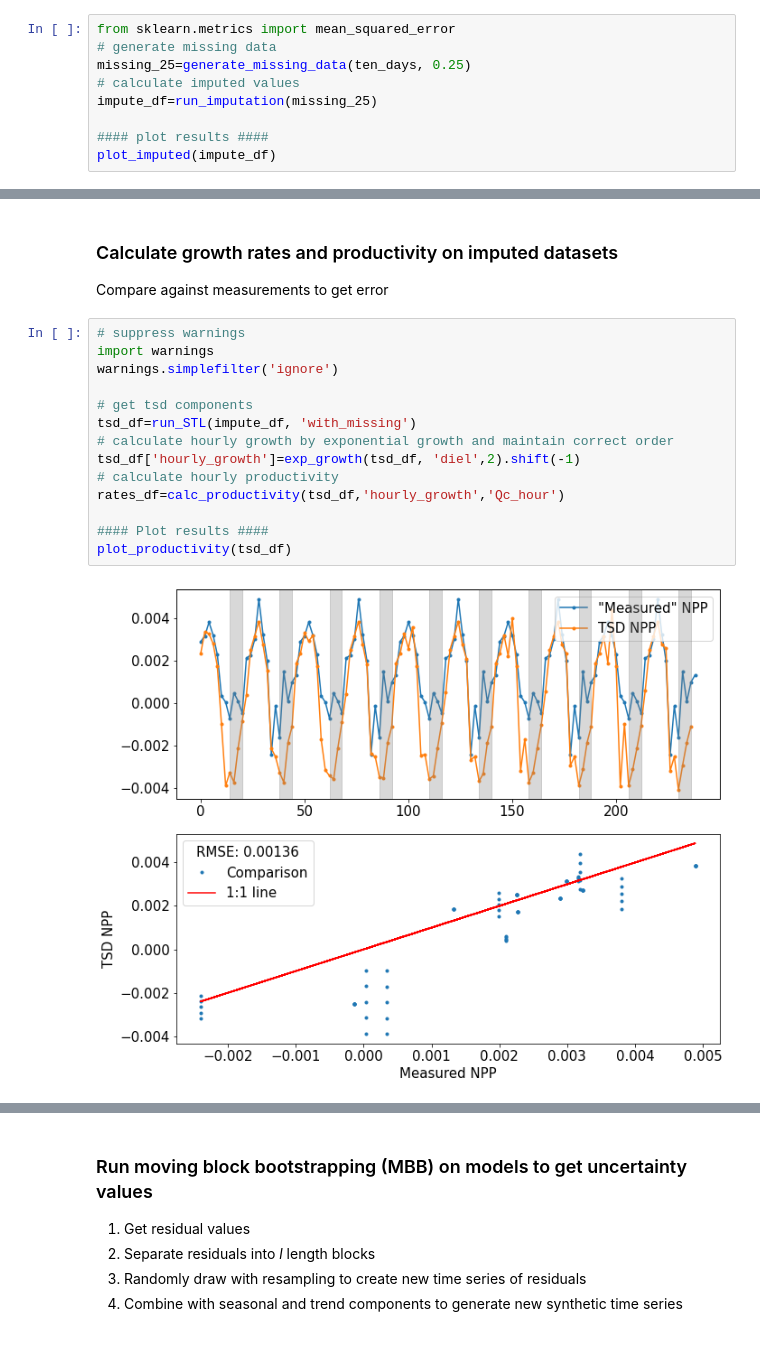
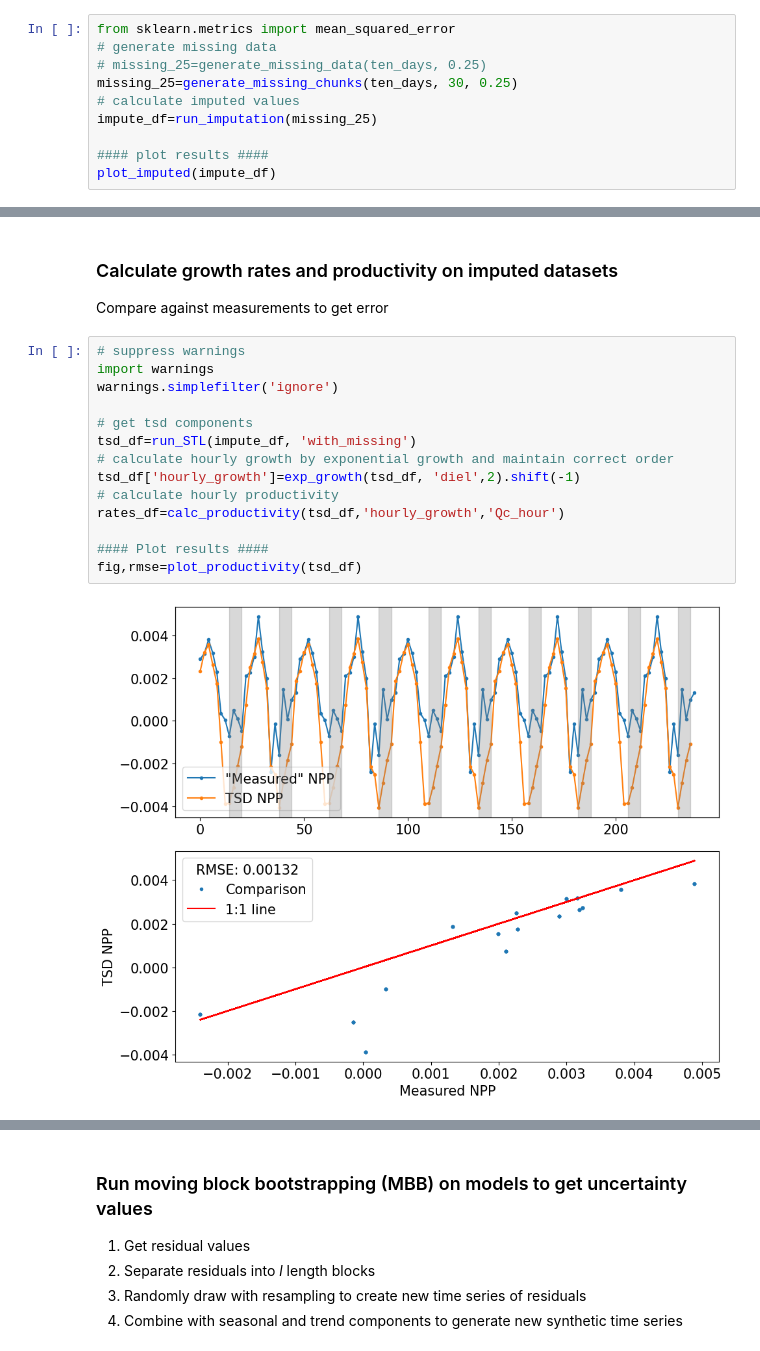
Before and after one commit to klqi/seaflow_tsd, a Jupyter notebook: zinser_simulations.ipynb, the cells around one changed output, grey strips where cells are left out. Drawn from its saved outputs; the diff is of its cells as text.

```diff
--- a/zinser_simulations.ipynb
+++ b/zinser_simulations.ipynb
@@ -93,7 +89,8 @@ Try with varying percentages of missing data
 # %%
 from sklearn.metrics import mean_squared_error
 # generate missing data
-missing_25=generate_missing_data(ten_days, 0.25)
+# missing_25=generate_missing_data(ten_days, 0.25)
+missing_25=generate_missing_chunks(ten_days, 30, 0.25)
 # calculate imputed values
 impute_df=run_imputation(missing_25)
 
@@ -107,16 +137,16 @@ Compare against measurements to get error
 # %%
 # suppress warnings
 import warnings
 warnings.simplefilter('ignore')
 
 # get tsd components
 tsd_df=run_STL(impute_df, 'with_missing')
 # calculate hourly growth by exponential growth and maintain correct order
 tsd_df['hourly_growth']=exp_growth(tsd_df, 'diel',2).shift(-1)
 # calculate hourly productivity
 rates_df=calc_productivity(tsd_df,'hourly_growth','Qc_hour')
 
 #### Plot results ####
-plot_productivity(tsd_df)
+fig,rmse=plot_productivity(tsd_df)
 # %% [output]
-[figure, old version]
+[figure, new version]
```
Also changed, not shown: parts of 20 cells of this notebook, 9 other files.
